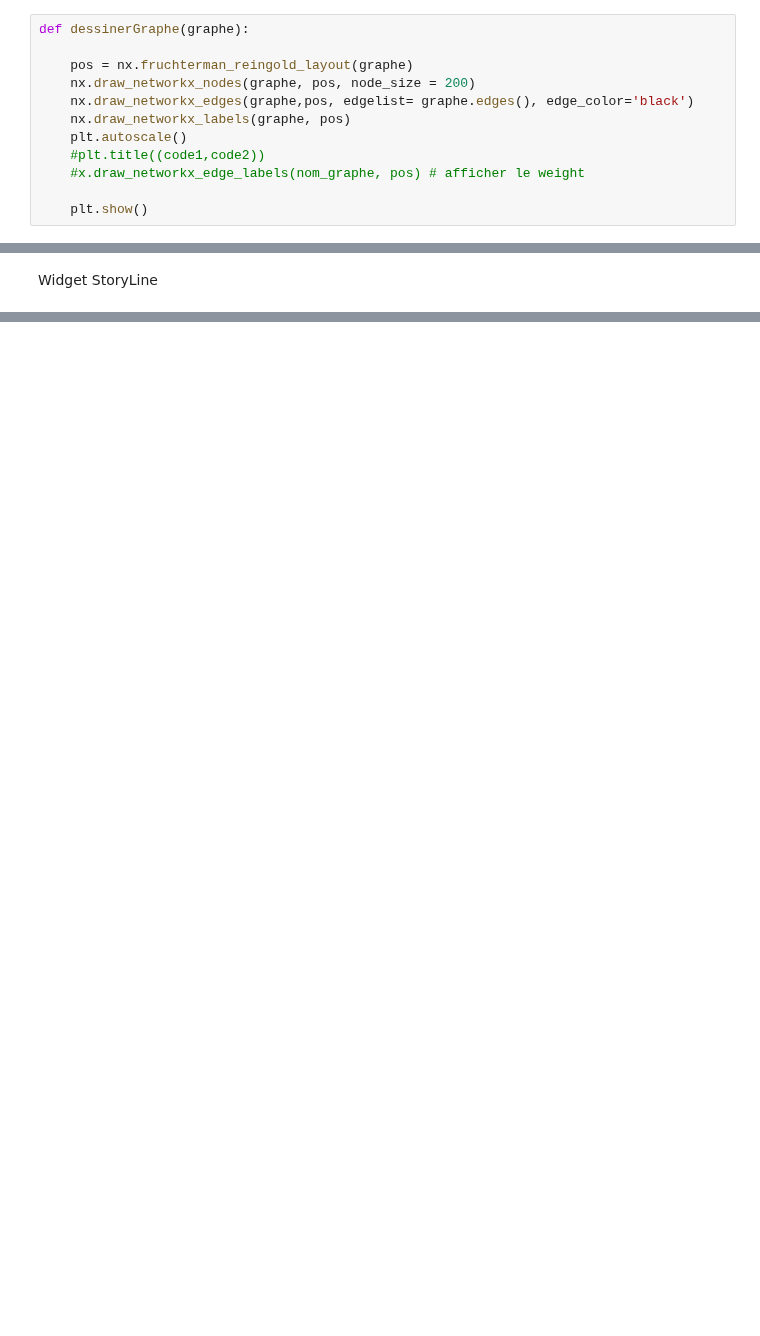
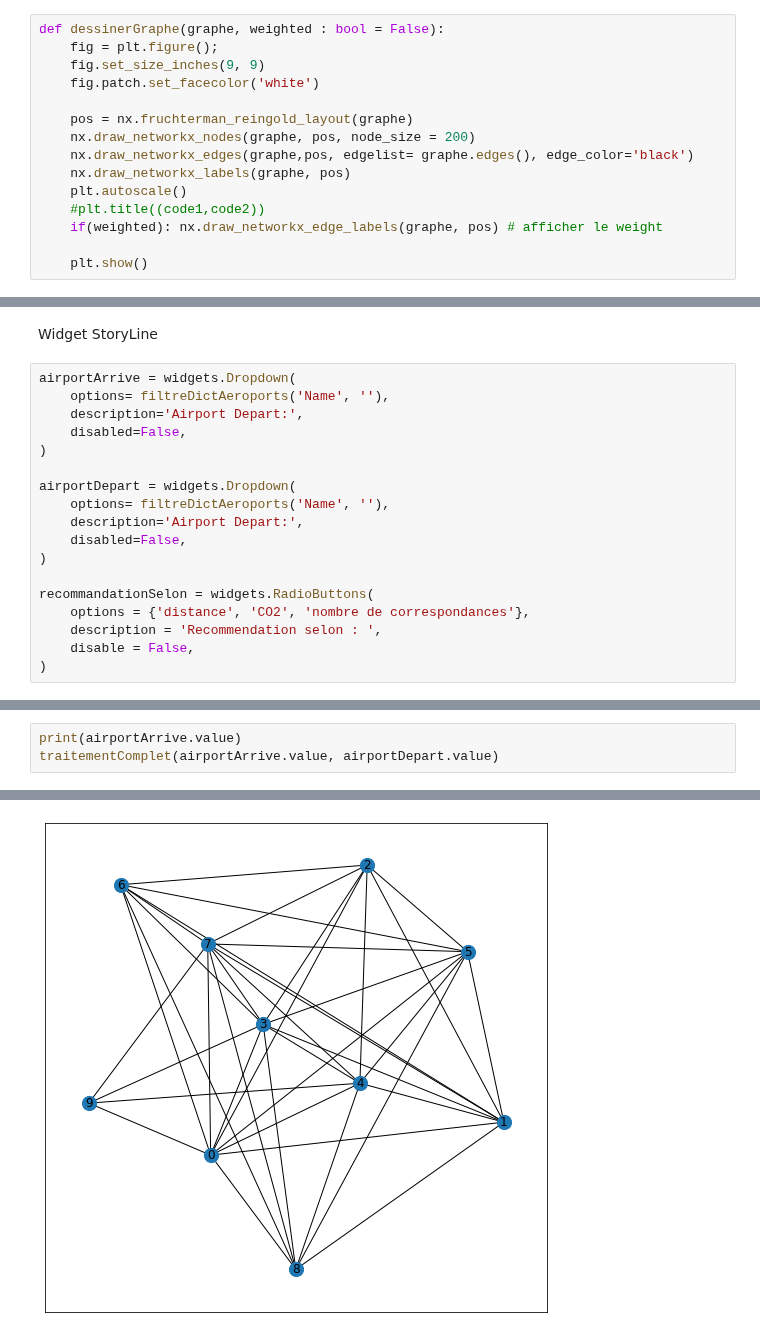
Before and after one commit to annevogel13/lifradaravion, a Jupyter notebook: NotebooksAnne/notebookFinaleAn.ipynb, the cells around one changed output, grey strips where cells are left out. Cells and saved outputs as stored; diff of their text form; blank space fills up the shorter version.

```diff
--- a/NotebooksAnne/notebookFinaleAn.ipynb
+++ b/NotebooksAnne/notebookFinaleAn.ipynb
@@ -235,7 +241,10 @@ def creationEdges(graphe : nx.Graph, list_reference : list, code1 : str, code2 :
     graphe.add_weighted_edges_from(list_edges)
     return list_edges
 # %%
-def dessinerGraphe(graphe):
+def dessinerGraphe(graphe, weighted : bool = False):
+    fig = plt.figure();
+    fig.set_size_inches(9, 9)
+    fig.patch.set_facecolor('white')
 
     pos = nx.fruchterman_reingold_layout(graphe)
     nx.draw_networkx_nodes(graphe, pos, node_size = 200)
@@ -243,6 +252,6 @@ def dessinerGraphe(graphe):
     nx.draw_networkx_labels(graphe, pos)
     plt.autoscale()
     #plt.title((code1,code2))
-    #x.draw_networkx_edge_labels(nom_graphe, pos) # afficher le weight
+    if(weighted): nx.draw_networkx_edge_labels(graphe, pos) # afficher le weight
 
     plt.show()
@@ -327,2 +303,20 @@ le correspondance qui a le moins de distance est 709 et c'est le airport ANR
 # %% [markdown]
 Widget StoryLine
+# %%
+airportArrive = widgets.Dropdown(
+    options= filtreDictAeroports('Name', ''),
+    description='Airport Depart:',
+    disabled=False,
+)
+
+airportDepart = widgets.Dropdown(
+    options= filtreDictAeroports('Name', ''),
+    description='Airport Depart:',
+    disabled=False,
+)
+
+recommandationSelon = widgets.RadioButtons(
+    options = {'distance', 'CO2', 'nombre de correspondances'},
+    description = 'Recommendation selon : ',
+    disable = False,
+)
@@ -328,0 +335,4 @@ Widget StoryLine
+# %%
+print(airportArrive.value)
+traitementComplet(airportArrive.value, airportDepart.value)
+# %% [output]
@@ -328,0 +342 @@ Widget StoryLine
+[figure, added]
```
Also changed, not shown: parts of 17 cells of this notebook.
